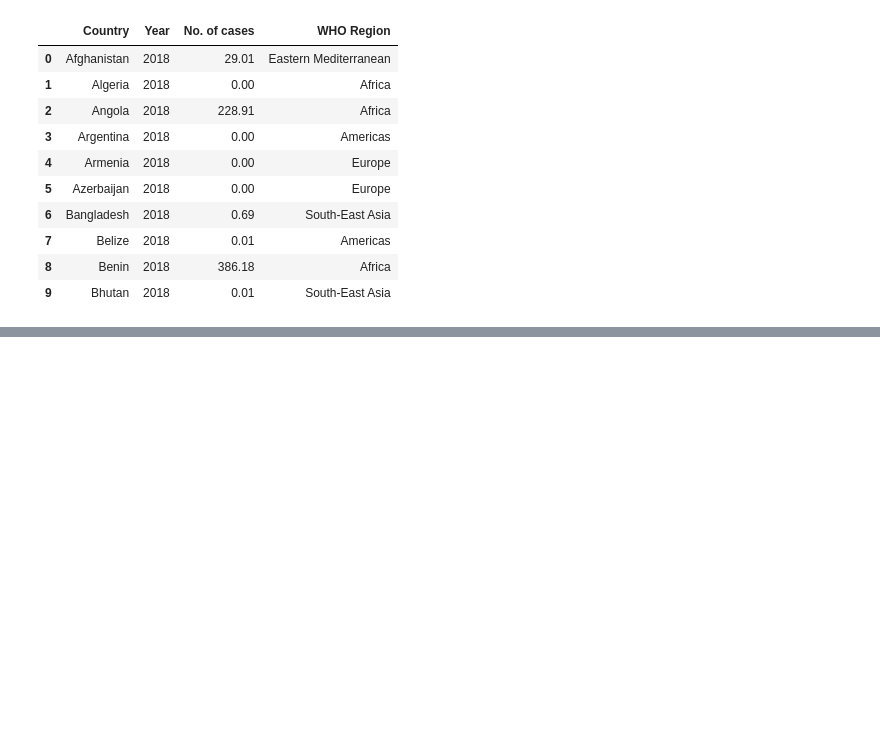
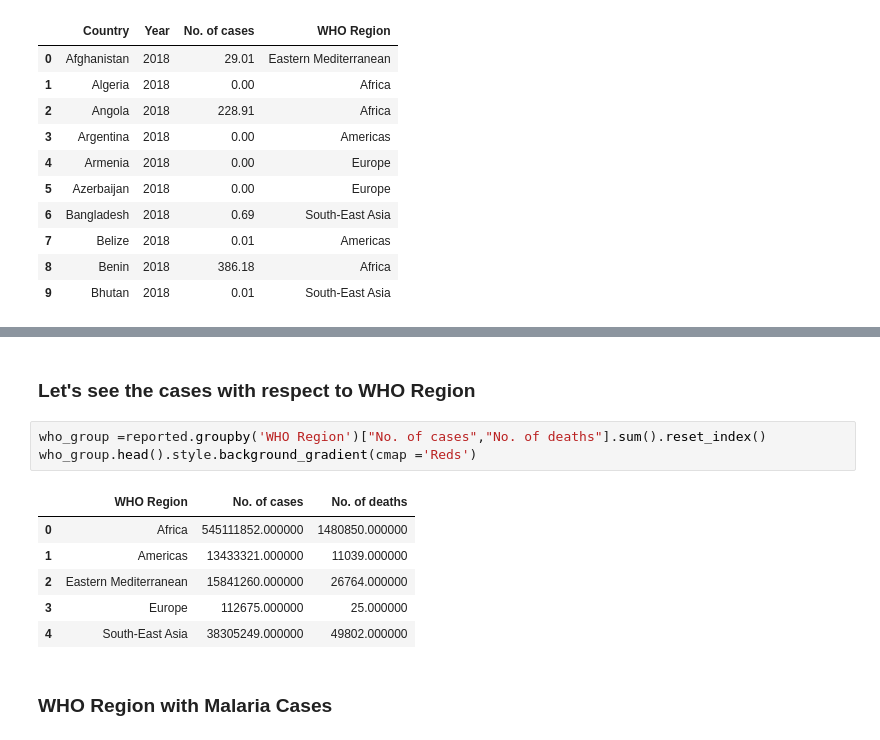
Before and after one commit to javagarm/Curneu-Assessment, a Jupyter notebook: Problem_Statement_1.ipynb, the cells around one changed output, grey strips where cells are left out. Drawn from its saved outputs; the diff is of its cells as text; blank space fills up the shorter version.

```diff
--- a/Problem_Statement_1.ipynb
+++ b/Problem_Statement_1.ipynb
@@ -52,0 +133,14 @@ incidence.head(10)
+# %% [markdown]
+### Let's see the cases with respect to WHO Region
+# %%
+who_group =reported.groupby('WHO Region')["No. of cases","No. of deaths"].sum().reset_index()
+who_group.head().style.background_gradient(cmap ='Reds')
+# %% [output]
+|  | WHO Region | No. of cases | No. of deaths |
+| 0 | Africa | 545111852.000000 | 1480850.000000 |
+| 1 | Americas | 13433321.000000 | 11039.000000 |
+| 2 | Eastern Mediterranean | 15841260.000000 | 26764.000000 |
+| 3 | Europe | 112675.000000 | 25.000000 |
+| 4 | South-East Asia | 38305249.000000 | 49802.000000 |
+# %% [markdown]
+### WHO Region with Malaria Cases
```
Also changed, not shown: parts of 26 cells of this notebook.
